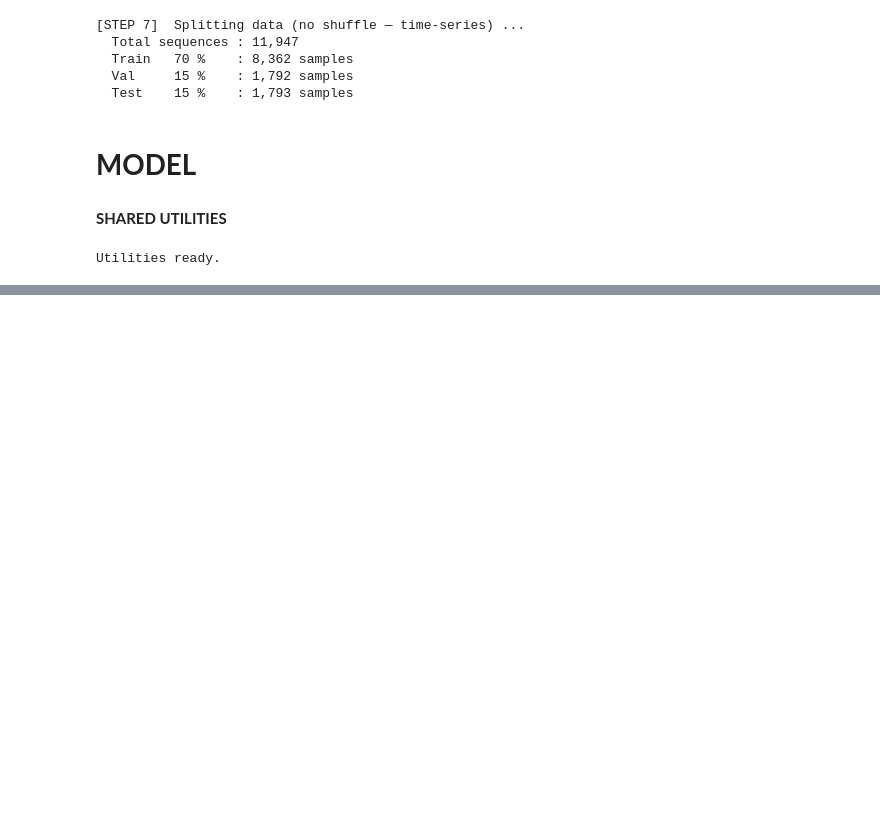
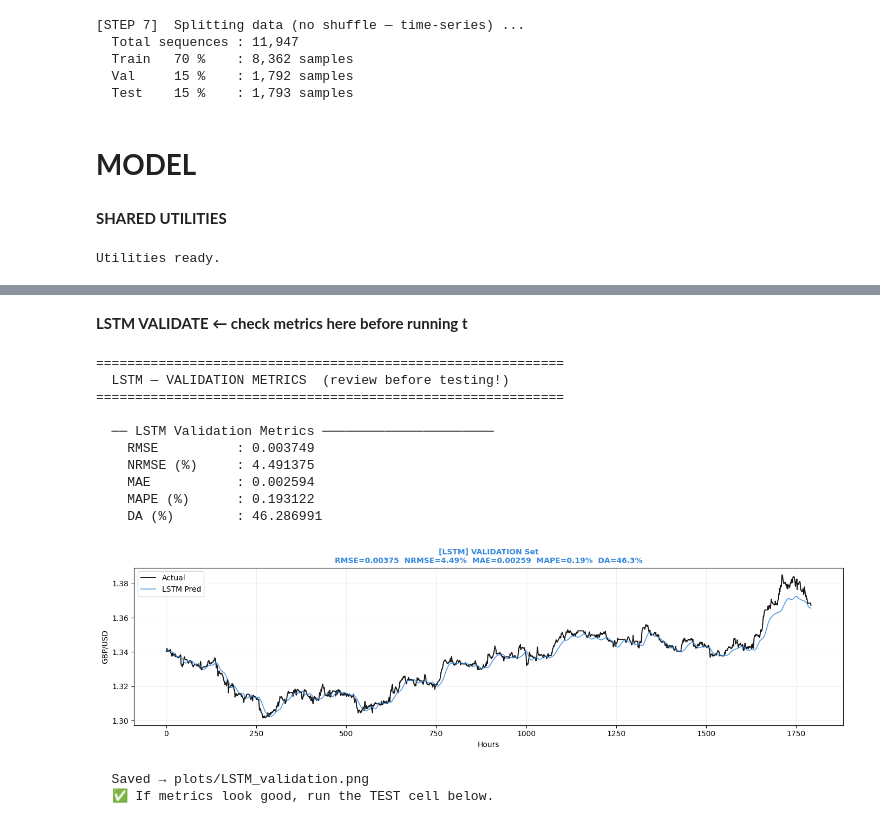
Before and after one commit to AmanuelDaget/GBPUSD-Foreign-Exchange-Price-Pridiction-Using-LSTM-GRU-BiLSTM, a Jupyter notebook: GBPUSD_Price_pridiction_Using_LSTM_GRU.ipynb, the cells around one changed output, grey strips where cells are left out. Saved outputs shown, nothing was run; the diff lists cells and outputs as text; code cells hidden in the pictures; blank space fills up the shorter version.

```diff
--- a/GBPUSD_Price_pridiction_Using_LSTM_GRU.ipynb
+++ b/GBPUSD_Price_pridiction_Using_LSTM_GRU.ipynb
@@ -1120,0 +628,25 @@ print("=" * 70)
+# %% [markdown]
+**LSTM VALIDATE  ← check metrics here before running t**
+# %%
+print('=' * 60)
+print('  LSTM — VALIDATION METRICS  (review before testing!)')
+print('=' * 60)
+lstm_preds_val, lstm_actual_val, lstm_val_metrics = evaluate_split(
+    lstm_model, X_val, y_val, split_name='LSTM Validation'
+)
+plot_val_predictions(lstm_preds_val, lstm_actual_val, 'LSTM')
+print('  ✅ If metrics look good, run the TEST cell below.')
+# %% [output]
+============================================================
+  LSTM — VALIDATION METRICS  (review before testing!)
+============================================================
+
+  ── LSTM Validation Metrics ──────────────────────
+    RMSE          : 0.003749
+    NRMSE (%)     : 4.491375
+    MAE           : 0.002594
+    MAPE (%)      : 0.193122
+    DA (%)        : 46.286991
+[figure, added]
+  Saved → plots/LSTM_validation.png
+  ✅ If metrics look good, run the TEST cell below.
```
Also changed, not shown: parts of 28 cells of this notebook.
